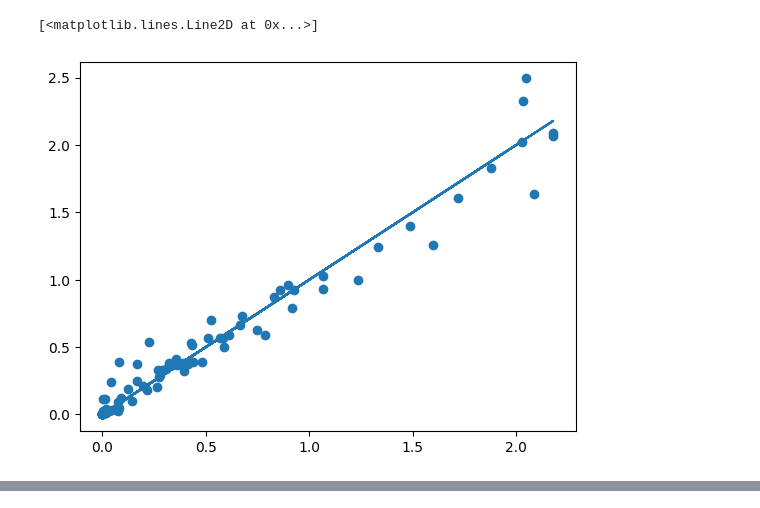
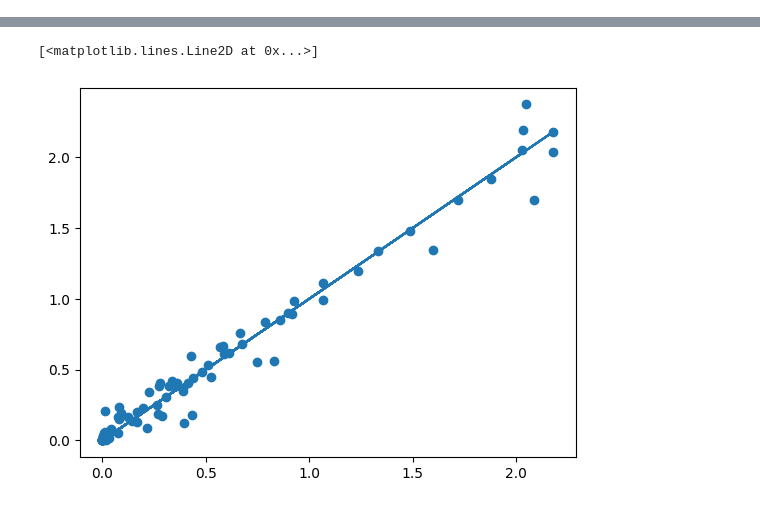
Before and after one commit to 100sjun/repos_python, a Jupyter notebook: Project/BMED/Mass Balance Model_BMED Physics based.ipynb, the cells around one changed output, grey strips where cells are left out. Drawn from its saved outputs; the diff is of its cells as text; code cells hidden in the pictures.

```diff
--- a/Project/BMED/Mass Balance Model_BMED Physics based.ipynb
+++ b/Project/BMED/Mass Balance Model_BMED Physics based.ipynb
@@ -182,9 +229,31 @@ Epoch [122000/1000000], Loss: 0.012845
 KeyboardInterrupt:
-# %%
-y_pred2 = model_CA(Xt)
-
-plt.scatter(Y,y_pred2.detach().numpy())
-plt.plot(Y,Y)
-# %% [output]
-[<matplotlib.lines.Line2D at 0x...>]
-[figure, removed]
+# %%
+
+# NN model initialization
+model_CA = CustomModel_CA()
+criterion = nn.MSELoss()
+optimizer = optim.Adam(model_CA.parameters(), lr = 0.0001)
+
+# Learning Loop
+num_epochs = 100000
+losses = []
+
+for epoch in range(num_epochs):
+    # forward_propagation
+    y_pred = model_CA(Xt)
+    loss = criterion(y_pred,Yt)
+
+    # back_propagation
+    optimizer.zero_grad()
+    loss.backward()
+    optimizer.step()
+
+    losses.append(loss.item())
+    if (epoch + 1) % 10000 == 0:
+        print(f'Epoch [{epoch+1}/{num_epochs}], Loss: {loss.item():.6f}')
+
+    y_pred2 = model_CA(Xt)
+
+plt.scatter(Y,y_pred2.detach().numpy())
+plt.plot(Y,Y)
+# %% [output]
@@ -191,2 +270,4 @@ plt.plot(Y,Y)
+[<matplotlib.lines.Line2D at 0x...>]
+[figure, added]
 # %%
 torch.save(model_CA.state_dict(), 'model_CA.pth')
```
Also changed, not shown: parts of 7 cells of this notebook, 11 other files.
